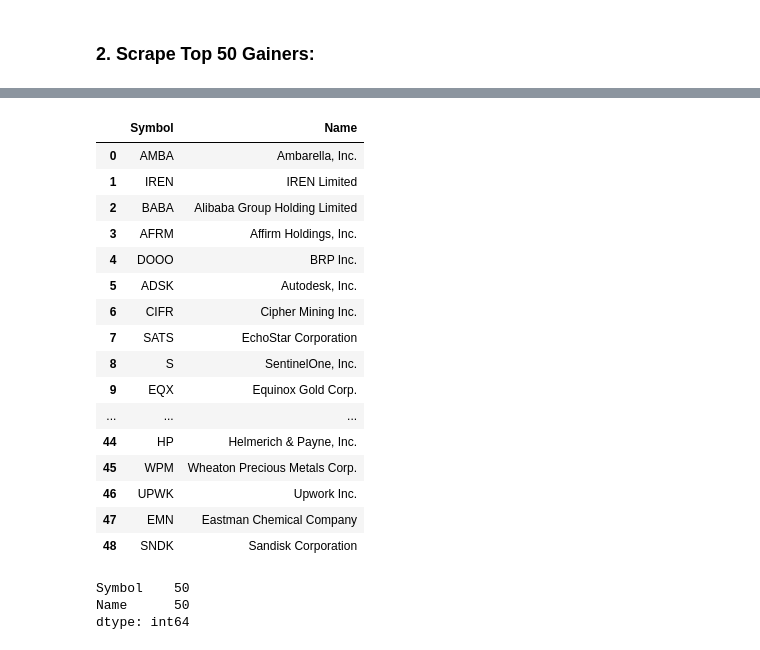
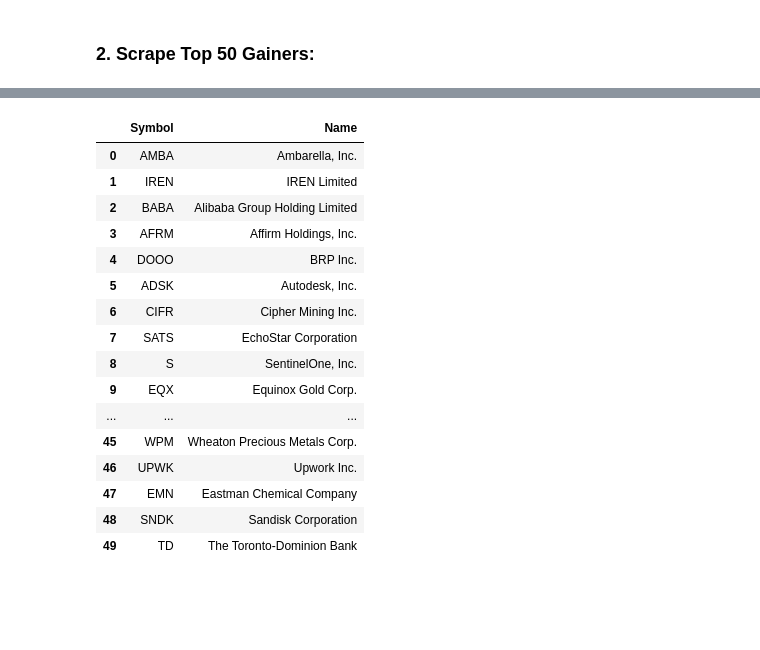
Before and after one commit to Gabrielsaa15/web_scrapping, a Jupyter notebook: code/web_scraping_yahoo.ipynb, the cells around one changed output, grey strips where cells are left out. Drawn from its saved outputs; the diff is of its cells as text; code cells hidden in the pictures; blank space fills up the shorter version.

```diff
--- a/code/web_scraping_yahoo.ipynb
+++ b/code/web_scraping_yahoo.ipynb
@@ -96,27 +97,21 @@ df.to_csv("top_50_gainers.csv", index=False)
-# %%
-df.head(49) # Verificar que tiene 50 filas
-# %% [output]
-|  | Symbol | Name |
-| 0 | AMBA | Ambarella, Inc. |
-| 1 | IREN | IREN Limited |
-| 2 | BABA | Alibaba Group Holding Limited |
-| 3 | AFRM | Affirm Holdings, Inc. |
-| 4 | DOOO | BRP Inc. |
-| 5 | ADSK | Autodesk, Inc. |
-| 6 | CIFR | Cipher Mining Inc. |
-| 7 | SATS | EchoStar Corporation |
-| 8 | S | SentinelOne, Inc. |
-| 9 | EQX | Equinox Gold Corp. |
-| ... | ... | ... |
-| 44 | HP | Helmerich & Payne, Inc. |
-| 45 | WPM | Wheaton Precious Metals Corp. |
-| 46 | UPWK | Upwork Inc. |
-| 47 | EMN | Eastman Chemical Company |
-| 48 | SNDK | Sandisk Corporation |
 # %%
-df.count()
+df.head(50)
 # %% [output]
-Symbol    50
-Name      50
-dtype: int64
+|  | Symbol | Name |
+| 0 | AMBA | Ambarella, Inc. |
+| 1 | IREN | IREN Limited |
+| 2 | BABA | Alibaba Group Holding Limited |
+| 3 | AFRM | Affirm Holdings, Inc. |
+| 4 | DOOO | BRP Inc. |
+| 5 | ADSK | Autodesk, Inc. |
+| 6 | CIFR | Cipher Mining Inc. |
+| 7 | SATS | EchoStar Corporation |
+| 8 | S | SentinelOne, Inc. |
+| 9 | EQX | Equinox Gold Corp. |
+| ... | ... | ... |
+| 45 | WPM | Wheaton Precious Metals Corp. |
+| 46 | UPWK | Upwork Inc. |
+| 47 | EMN | Eastman Chemical Company |
+| 48 | SNDK | Sandisk Corporation |
+| 49 | TD | The Toronto-Dominion Bank |
 # %%
```
Also changed, not shown: parts of 14 cells of this notebook, 2 other files.
